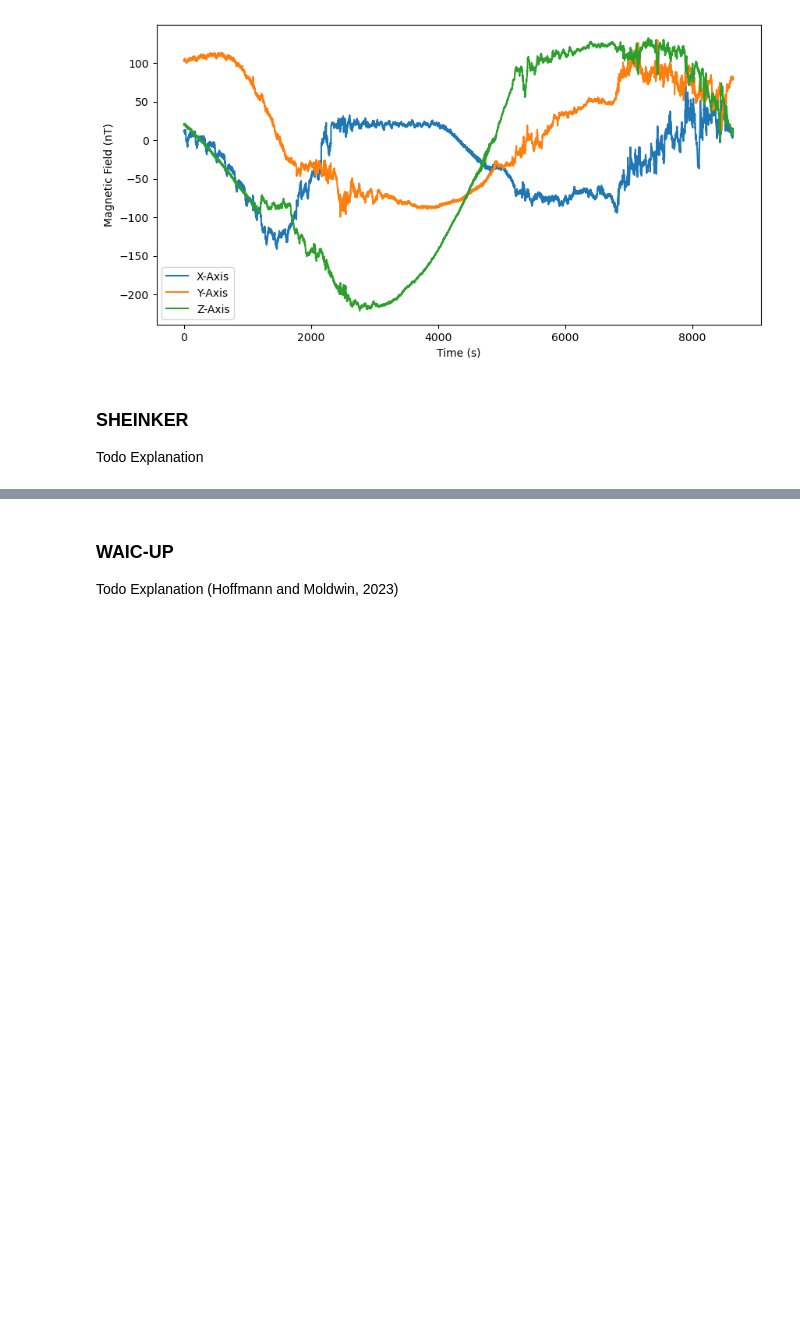
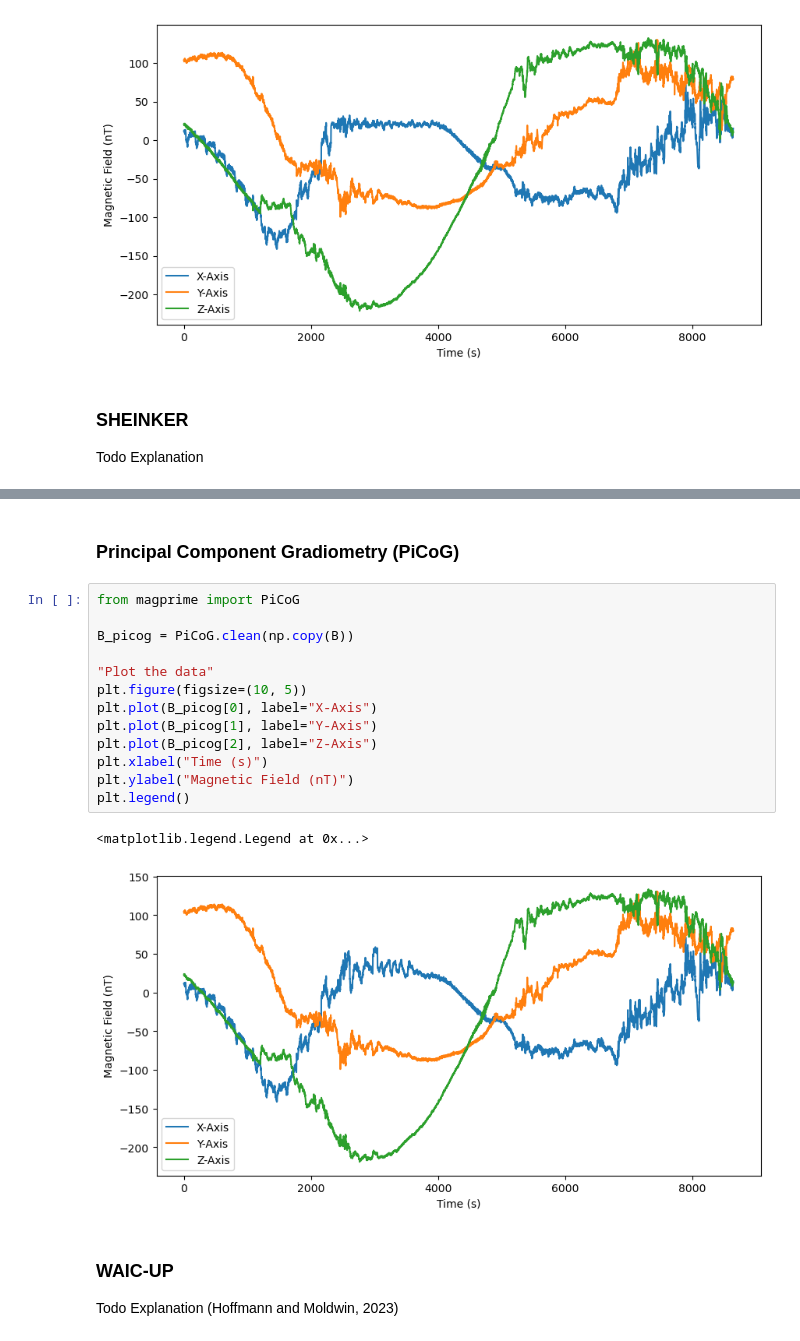
Before and after one commit to aphoffmann/MAGPRIME, a Jupyter notebook: tutorial.ipynb, the cells around one changed output, grey strips where cells are left out. Cells and saved outputs as stored; diff of their text form; blank space fills up the shorter version.

```diff
--- a/tutorial.ipynb
+++ b/tutorial.ipynb
@@ -190,3 +192,21 @@ plt.legend()
+# %% [markdown]
+### Principal Component Gradiometry (PiCoG)
+# %%
+from magprime import PiCoG
+
+B_picog = PiCoG.clean(np.copy(B))
+
+"Plot the data"
+plt.figure(figsize=(10, 5))
+plt.plot(B_picog[0], label="X-Axis")
+plt.plot(B_picog[1], label="Y-Axis")
+plt.plot(B_picog[2], label="Z-Axis")
+plt.xlabel("Time (s)")
+plt.ylabel("Magnetic Field (nT)")
+plt.legend()
+# %% [output]
+<matplotlib.legend.Legend at 0x...>
+[figure, added]
 # %% [markdown]
 ### WAIC-UP
 Todo Explanation
```
Also changed, not shown: parts of 5 cells of this notebook, 2 other files.
